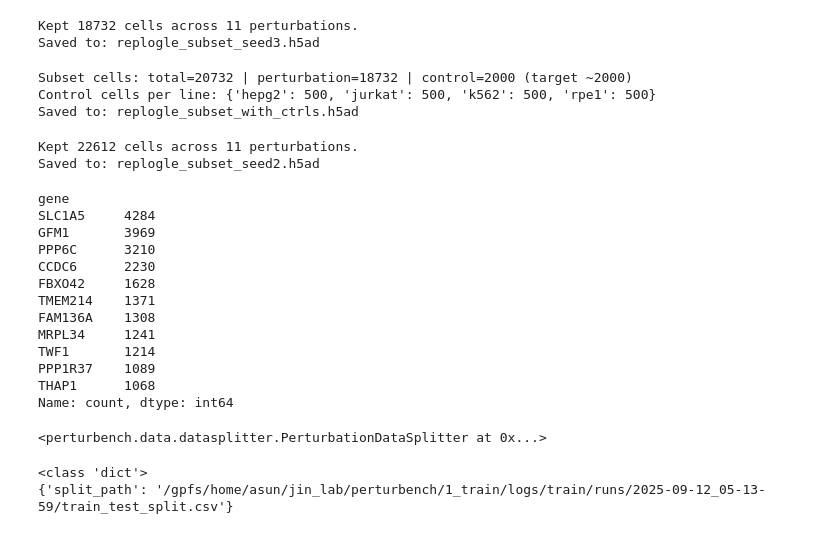
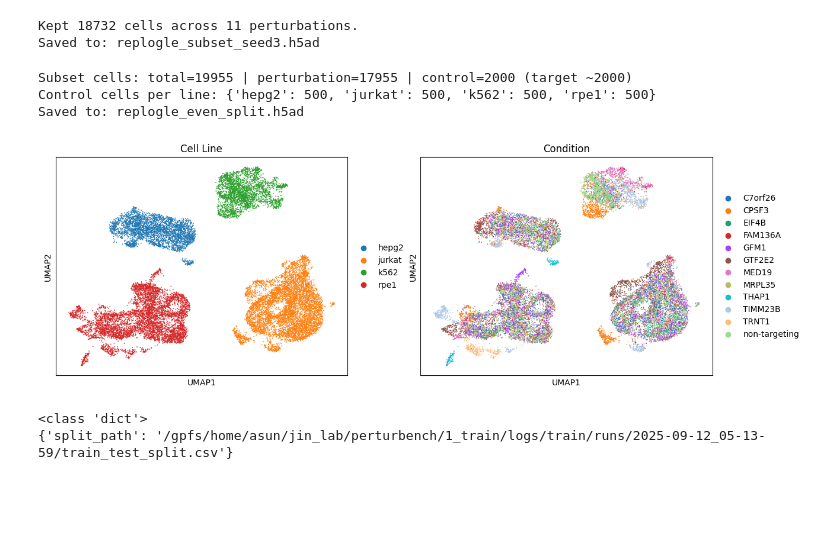
Before and after one commit to asunboi/proving-ground, a Jupyter notebook: 1_train/replogle_splitter.ipynb, the cells around one changed output. Drawn from its saved outputs; the diff is of its cells as text; code cells hidden in the pictures; blank space fills up the shorter version.

```diff
--- a/1_train/replogle_splitter.ipynb
+++ b/1_train/replogle_splitter.ipynb
@@ -431,6 +549,9 @@ def subset_with_balanced_controls(
     )
     print("Control cells per line:", per_line_ctrl_counts)
 
+    if not sp.isspmatrix_csr(adata_subset.X):
+        adata_subset.X = sp.csr_matrix(adata_subset.X)
+
     # --- 6) save ---
     adata_subset.write_h5ad(out_path, compression="lzf")
     print(f"Saved to: {out_path}")
@@ -447,64 +568,20 @@ adata_subset = subset_with_balanced_controls(
     control_label="non-targeting",      # change if your control is labeled differently (e.g., "NTC")
     line_key="cell_line",         # change to your column (e.g., "line", "donor", etc.)
     controls_target_n=2000,
-    out_path="replogle_subset_with_ctrls.h5ad",
+    out_path="replogle_even_split.h5ad",
     random_state=2,
 )
 # %% [output]
-Subset cells: total=20732 | perturbation=18732 | control=2000 (target ~2000)
+Subset cells: total=19955 | perturbation=17955 | control=2000 (target ~2000)
 Control cells per line: {'hepg2': 500, 'jurkat': 500, 'k562': 500, 'rpe1': 500}
-Saved to: replogle_subset_with_ctrls.h5ad
+Saved to: replogle_even_split.h5ad
-# %%
-obs_key = "gene"                     # change if your perturbation column differs
-out_path = "replogle_subset_seed2.h5ad"         # choose your output path
-
-# Ensure 'chosen' is a set for fast membership checks
-chosen_set = set(chosen)
-
-# Filter to rows (cells) whose obs[obs_key] is in chosen
-mask = replogle.obs[obs_key].isin(chosen_set)
-adata_subset = replogle[mask].copy()
-
-# Clean up categorical columns (remove unused categories)
-for col in adata_subset.obs.columns:
-    if pd.api.types.is_categorical_dtype(adata_subset.obs[col]):
-        adata_subset.obs[col] = adata_subset.obs[col].cat.remove_unused_categories()
-
-# (Optional) quick sanity print
-print(f"Kept {adata_subset.n_obs} cells across {adata_subset.obs[obs_key].nunique()} perturbations.")
-
-# Save (keeps .X, .layers, .obsm, .varm, etc.)
-adata_subset.write_h5ad(out_path)
-print(f"Saved to: {out_path}")
-# %% [output]
-Kept 22612 cells across 11 perturbations.
-Saved to: replogle_subset_seed2.h5ad
-# %%
-adata_subset.obs["gene"].value_counts()
-# %% [output]
-gene
-SLC1A5     4284
-GFM1       3969
-PPP6C      3210
-CCDC6      2230
-FBXO42     1628
-TMEM214    1371
-FAM136A    1308
-MRPL34     1241
-TWF1       1214
-PPP1R37    1089
-THAP1      1068
-Name: count, dtype: int64
-# %%
-balanced_transfer_splitter = PerturbationDataSplitter(
-    replogle.obs.copy(),
-    perturbation_key='gene',
-    covariate_keys=['cell_line'],
-    perturbation_control_value='non-targeting',
-)
-balanced_transfer_splitter
-# %% [output]
-<perturbench.data.datasplitter.PerturbationDataSplitter at 0x...>
+# %%
+sc.pp.pca(adata_subset, n_comps = 50)
+sc.pp.neighbors(adata_subset)
+sc.tl.umap(adata_subset)
+sc.pl.umap(adata_subset, color = ["cell_line", "gene"], title = ["Cell Line", "Condition"])
+# %% [output]
+[figure, added]
 # %%
 import yaml
 
```
Also changed, not shown: parts of 20 cells of this notebook, 2 other files.
